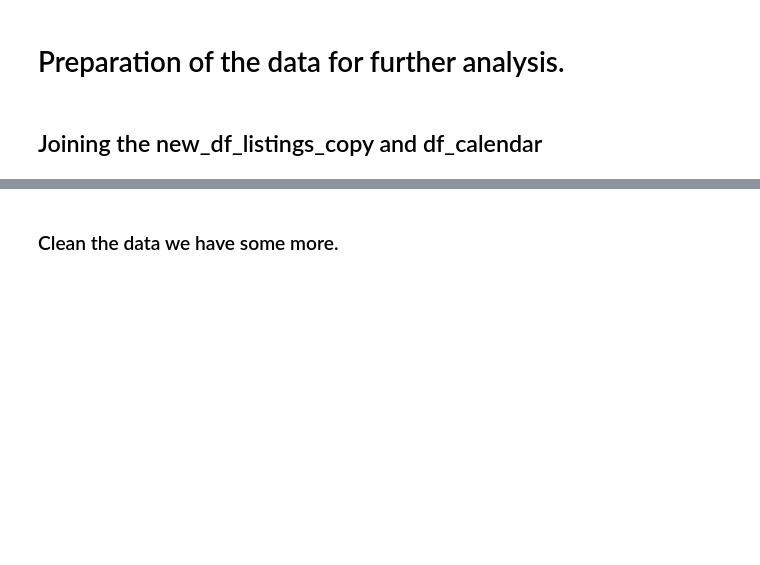
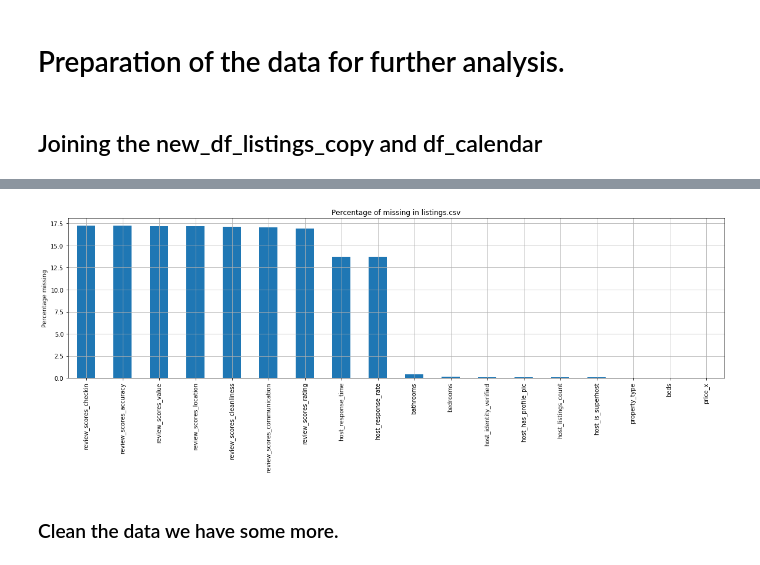
Before and after one commit to Dave643/Seattle_Airbnb_Analysis, a Jupyter notebook: AirBnB Seattle Analysis.ipynb, the cells around one changed output, grey strips where cells are left out. Saved outputs shown, nothing was run; the diff lists cells and outputs as text; code cells hidden in the pictures; blank space fills up the shorter version.

```diff
--- a/AirBnB Seattle Analysis.ipynb
+++ b/AirBnB Seattle Analysis.ipynb
@@ -272,7 +291,16 @@ def unwanted_elements(df, column, str1='', str2='', str3='', str4='', str5='', n
 
 def list_column_to_sort_columns(df, column_name):
     '''
+    Function takes a column in a dataframe that has lists in the content of the row and converts this into
+    different columns with all the same strings in one columns and is the list contained that string write a 1
+    if not 0.
 
+    Input:
+       df - the dataframe to work with.
+       column_name - the column we want the function to work on.
+
+    Output:
+       df2 - the new columns that will replace the selected column (column_name).
     '''
     # Remove the unwanted characters in the columns.
     unwanted_elements(df = df, column = column_name, str1 = '{', str2 = '}',
@@ -344,9 +374,11 @@ df_listing_calendar = df_listing_calendar.drop(columns = unwanted_columns)
 # %%
 visual_missing_data3 = df_listing_calendar.isnull().mean()[df_listing_calendar.isnull().mean() > 0.0]*100
 
-visual_missing_data3.sort_values(ascending = False).plot.bar(title = 'proposrtion of missing in listings.csv', figsize = [20,5], stacked = False);
+visual_missing_data3.sort_values(ascending = False).plot.bar(title = 'Percentage of missing in listings.csv', figsize = [20,5], stacked = False);
 plt.ylabel('Percentage missing');
 plt.grid()
+# %% [output]
+[figure, added]
 # %% [markdown]
 ### Clean the data we have some more.
 # %%
```
Also changed, not shown: parts of 10 cells of this notebook.
